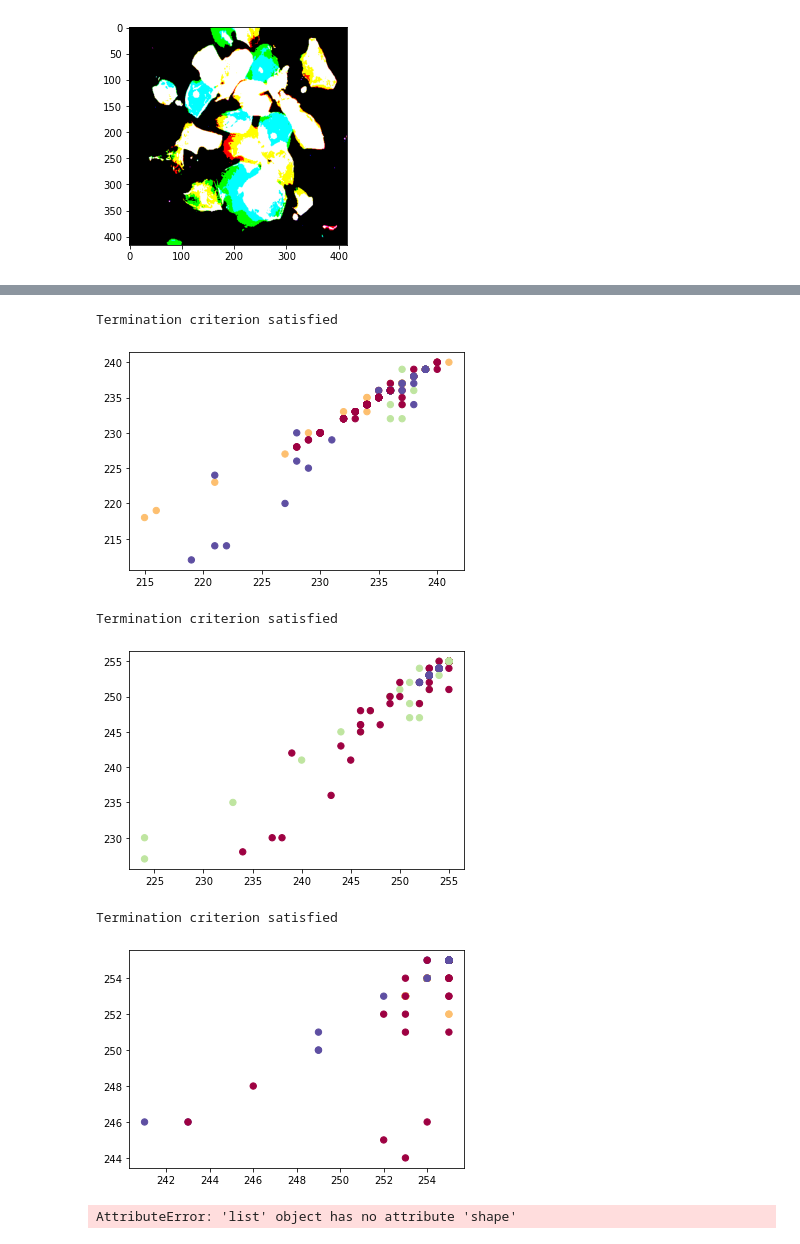
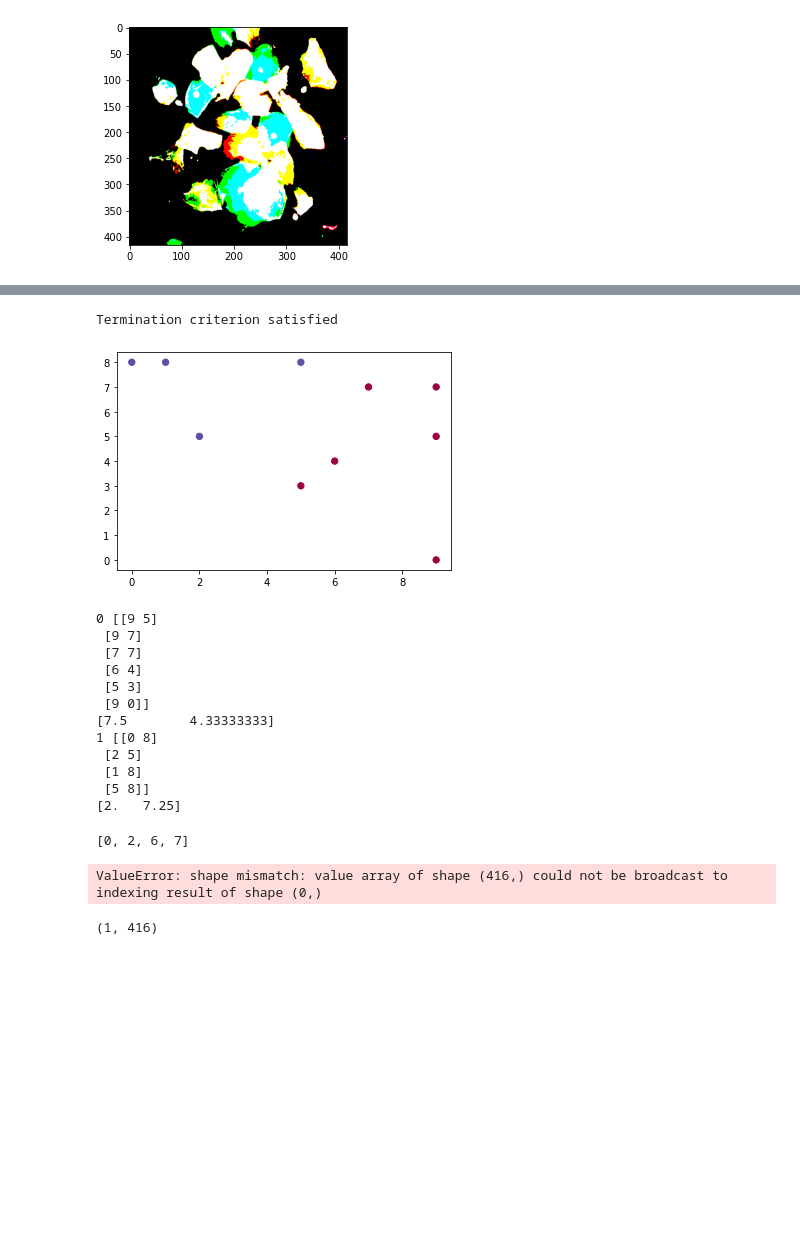
Before and after one commit to Chuanhuan/NTU-Classes, a Jupyter notebook: Data Analytics/DA_Final_Project/test.ipynb, the cells around one changed output, grey strips where cells are left out. Saved outputs shown, nothing was run; the diff lists cells and outputs as text; code cells hidden in the pictures; blank space fills up the shorter version.

```diff
--- a/Data Analytics/DA_Final_Project/test.ipynb
+++ b/Data Analytics/DA_Final_Project/test.ipynb
@@ -46,14 +46,13 @@ img1.save('new_0067.jpg')
 # %% [output]
 [figure]
 # %%
-
 class KMeansClustering:
     def __init__(self, X, num_clusters,max_iterations=100):
         self.K = num_clusters
         self.max_iterations = 100
         self.num_examples = X.shape[0]
         self.num_features = X.shape[1]
-        self.plot_figure = True
+        self.plot_figure = False
 
         # print((self.num_examples, self.num_features))
 
@@ -131,5 +141,0 @@ model = KMeansClustering(X,2)
-# %%
-X
-X.mean(axis=0)
-for idx, k in enumerate(X):
-    print(idx, k)
@@ -147,3 +141,0 @@ for idx, k in enumerate(X):
-# %%
-# y_pred, cntroids = model.fit(X)
-model.fit(X)
@@ -157,20 +142,55 @@ Termination criterion satisfied
 # %%
-cent_list = []
-clu_list = []
-for i in range(3):
-    X = img[:,:,i]
-    model = KMeansClustering(X, 4)
-    y_pred, centroids, clusters = model.fit(X)
-    for idx, cluster in enumerate(clusters):
-        break
+
+y_pred, centroids, clusters = model.fit(X)
+for idx, cluster in enumerate(clusters):
+    print(idx, X[cluster])
+    print(np.mean(X[cluster], axis=0))
 # %% [output]
 Termination criterion satisfied
-[figure, old version]
+[figure, new version]
-Termination criterion satisfied
+0 [[9 5]
+ [9 7]
+ [7 7]
+ [6 4]
+ [5 3]
+ [9 0]]
+[7.5        4.33333333]
+1 [[0 8]
+ [2 5]
+ [1 8]
+ [5 8]]
+[2.   7.25]
-[figure, removed]
-Termination criterion satisfied
-[figure, removed]
-# %%
-clusters
-# %% [output]
-AttributeError: 'list' object has no attribute 'shape'
+# %%
+cluster
+# %% [output]
+[0, 2, 6, 7]
+# %%
+img = mpimg.imread(img_file)
+
+cent_list = []
+clu_list = []
+
+k = 4
+
+for i in range(3):
+    S = img[:,:,i]
+    for j in range(X.shape[0]):
+        X = img[j,:,i]
+        X = X.reshape((1,len(X)))
+        model = KMeansClustering(X, k)
+        y_pred, centroids, clusters = model.fit(X)
+        for idx, cluster in enumerate(clusters):
+            # X[cluster]=np.mean(X[cluster], axis=0)
+            img[j,cluster,i] = np.mean(X[cluster], axis=0)
+            # temp = int(255/k)*(idx+1)
+            # X[cluster] = temp
+
+plt.imshow(img)
+# %% [output]
+ValueError: shape mismatch: value array of shape (416,) could not be broadcast to indexing result of shape (0,)
+# %%
+np.array(cluster).shape
+X[cluster]
+X.reshape((1,len(X))).shape
+# %% [output]
+(1, 416)
```
Also changed, not shown: parts of 7 cells of this notebook.
